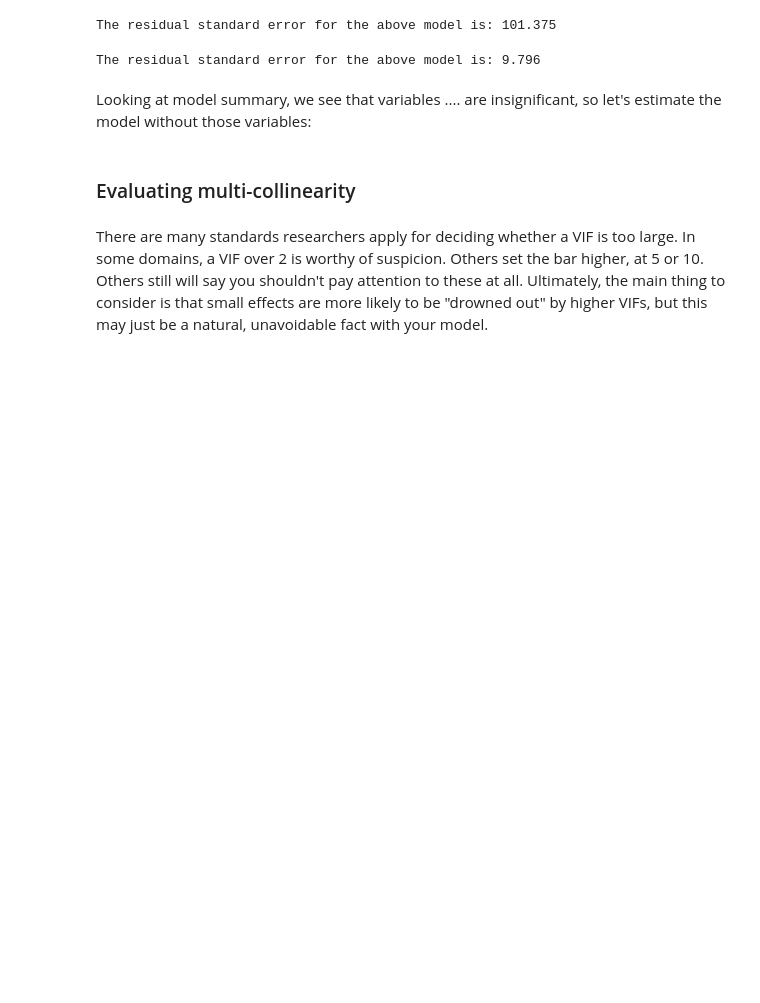
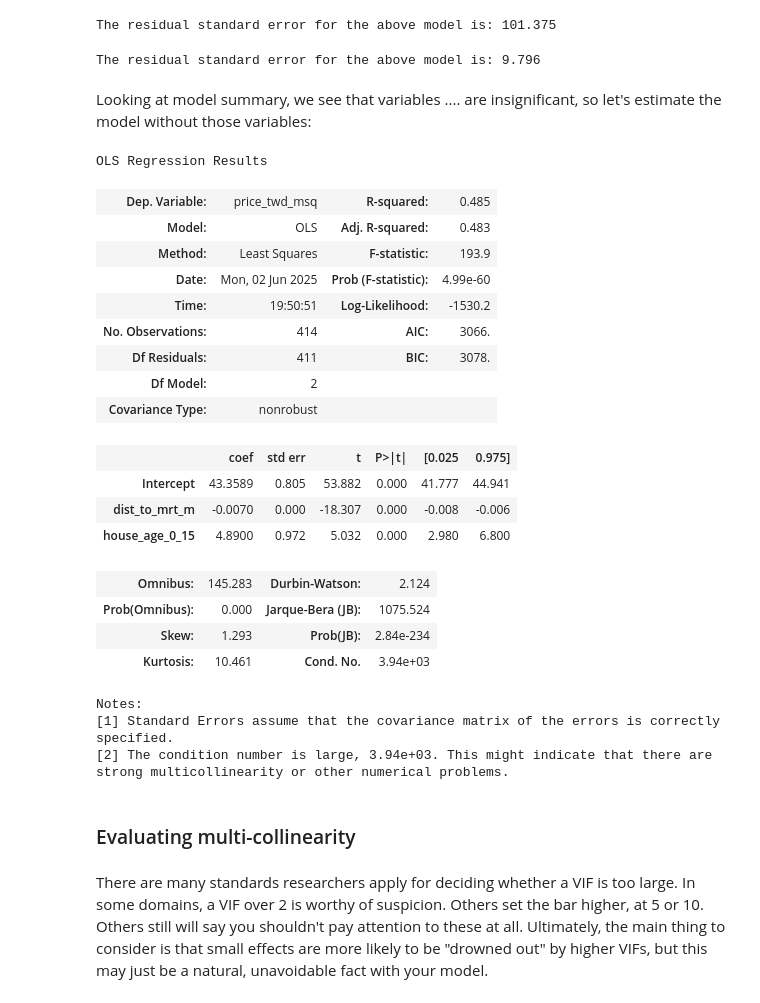
Before and after one commit to FilipBerka04/Descriptive_Statistics, a Jupyter notebook: Lab_7/Exercise10.ipynb, the cells around one changed output. Saved outputs shown, nothing was run; the diff lists cells and outputs as text; code cells hidden in the pictures; blank space fills up the shorter version.

Commit message:
created model3

```diff
--- a/Lab_7/Exercise10.ipynb
+++ b/Lab_7/Exercise10.ipynb
@@ -390,6 +390,35 @@ The residual standard error for the above model is: 9.796
 Looking at model summary, we see that variables .... are insignificant, so let's estimate the model without those variables:
 # %%
 # Estimate next model here
+
+# variables house_age_30_45 are not significant, so we will remove them from the model.
+
+model3 = smf.ols('price_twd_msq ~ dist_to_mrt_m + house_age_0_15', data = df_estate)
+result3 = model3.fit()
+result3.summary()
+# %% [output]
+OLS Regression Results
+| Dep. Variable: | price_twd_msq | R-squared: | 0.485 |
+| Model: | OLS | Adj. R-squared: | 0.483 |
+| Method: | Least Squares | F-statistic: | 193.9 |
+| Date: | Mon, 02 Jun 2025 | Prob (F-statistic): | 4.99e-60 |
+| Time: | 19:50:51 | Log-Likelihood: | -1530.2 |
+| No. Observations: | 414 | AIC: | 3066. |
+| Df Residuals: | 411 | BIC: | 3078. |
+| Df Model: | 2 |  |  |
+| Covariance Type: | nonrobust |  |  |
+|  | coef | std err | t | P>|t| | [0.025 | 0.975] |
+| Intercept | 43.3589 | 0.805 | 53.882 | 0.000 | 41.777 | 44.941 |
+| dist_to_mrt_m | -0.0070 | 0.000 | -18.307 | 0.000 | -0.008 | -0.006 |
+| house_age_0_15 | 4.8900 | 0.972 | 5.032 | 0.000 | 2.980 | 6.800 |
+| Omnibus: | 145.283 | Durbin-Watson: | 2.124 |
+| Prob(Omnibus): | 0.000 | Jarque-Bera (JB): | 1075.524 |
+| Skew: | 1.293 | Prob(JB): | 2.84e-234 |
+| Kurtosis: | 10.461 | Cond. No. | 3.94e+03 |
+Notes:
+[1] Standard Errors assume that the covariance matrix of the errors is correctly specified.
+[2] The condition number is large, 3.94e+03. This might indicate that there are
+strong multicollinearity or other numerical problems.
 # %% [markdown]
 ### Evaluating multi-collinearity
 # %% [markdown]
```
Also changed, not shown: parts of 11 cells of this notebook.
